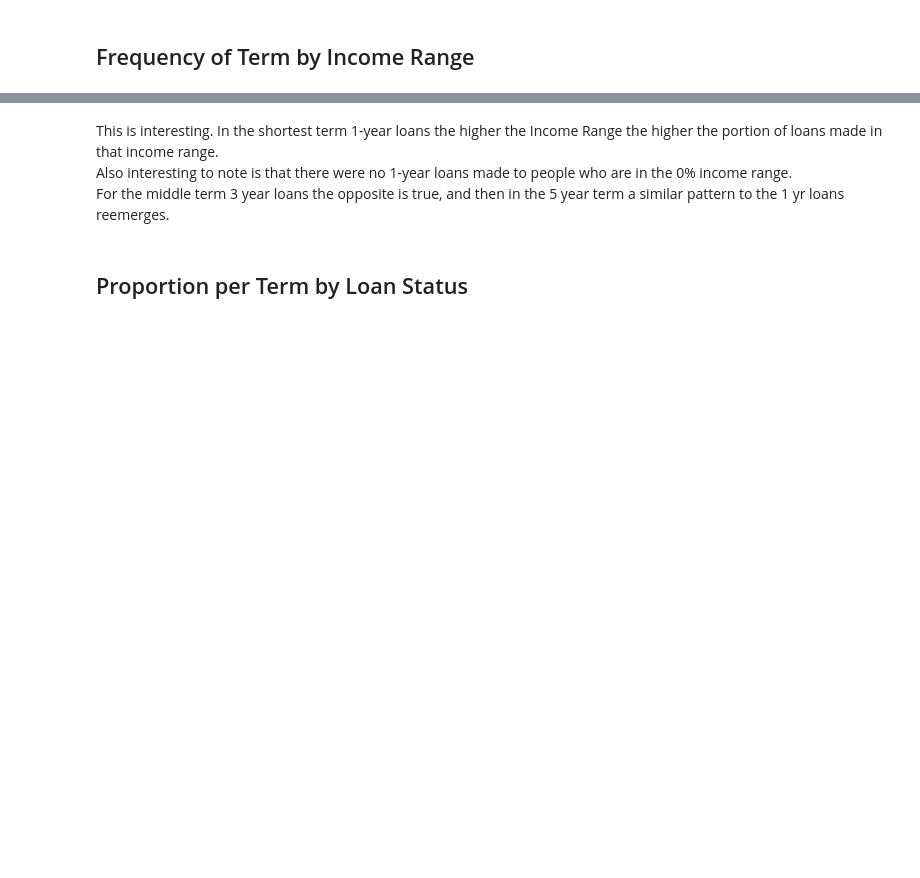
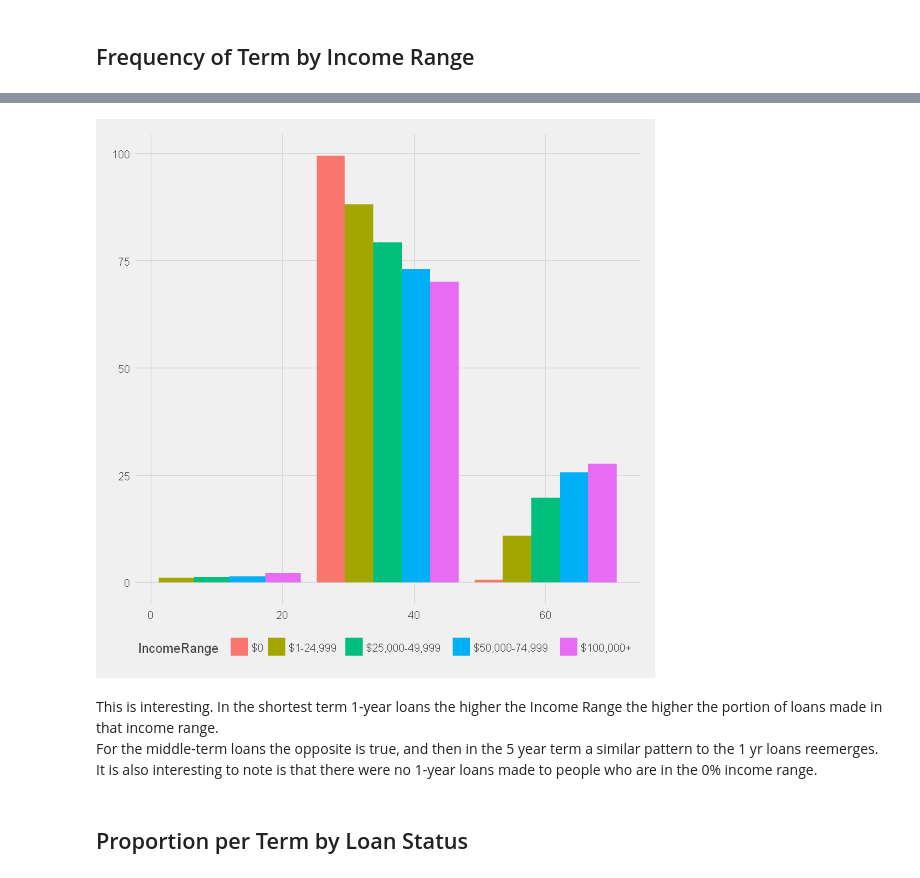
Before and after one commit to timdef/ProsperLoanEDA, a Jupyter notebook: BivariateExploration.ipynb, the cells around one changed output, grey strips where cells are left out. Drawn from its saved outputs; the diff is of its cells as text; code cells hidden in the pictures; blank space fills up the shorter version.

```diff
--- a/BivariateExploration.ipynb
+++ b/BivariateExploration.ipynb
@@ -7,6 +7,6 @@ list.files()
 [1] "prosperLoanData.csv"
 # %%
-df <- read.csv('prosperLoanData.csv')
+loans <- read.csv('prosperLoanData.csv')
 # %%
 library(plyr)
 library(ggplot2)
@@ -30,6 +22,6 @@ The following objects are masked from 'package:base':
 # %% [markdown]
 ## Frequency of Term by Income Range
 # %%
-df$IncomeRange <- factor(df$IncomeRange, levels = c("$0", "$1-24,999", "$25,000-49,999", "$50,000-74,999",
+loans$IncomeRange <- factor(loans$IncomeRange, levels = c("$0", "$1-24,999", "$25,000-49,999", "$50,000-74,999",
                                                             "$100,000+", "Not displayed", "Not employed"))
 # %%
@@ -48,15 +74,17 @@ mutate(frequency = num_loans / sum(num_loans) * 100)
 # %%
-df %>%
+loans %>%
 filter(!IncomeRange %in% c('Not displayed', 'Not employed')) %>%
 filter(!is.na(IncomeRange)) %>%
 group_by(IncomeRange, Term) %>%
 summarise(num_loans = n()) %>%
 mutate(frequency = num_loans / sum(num_loans) * 100) %>%
-ggplot(aes(x=Term, y=frequency,fill=IncomeRange)) + geom_bar(stat="identity", position="dodge")
+ggplot(aes(x=Term, y=frequency,fill=IncomeRange)) + geom_bar(stat="identity", position="dodge") + theme_fivethirtyeight()
+# %% [output]
+[figure, added]
 # %% [markdown]
 This is interesting. In the shortest term 1-year loans the higher the Income Range the higher the portion of loans made in that income range.
-Also interesting to note is that there were no 1-year loans made to people who are in the 0% income range.
-For the middle term 3 year loans the opposite is true, and then in the 5 year term a similar pattern to the 1 yr loans reemerges.
+For the middle-term loans the opposite is true, and then in the 5 year term a similar pattern to the 1 yr loans reemerges.
+It is also interesting to note is that there were no 1-year loans made to people who are in the 0% income range.
 # %% [markdown]
 ## Proportion per Term by Loan Status
 # %%
```
Also changed, not shown: parts of 44 cells of this notebook, 2 other files.
